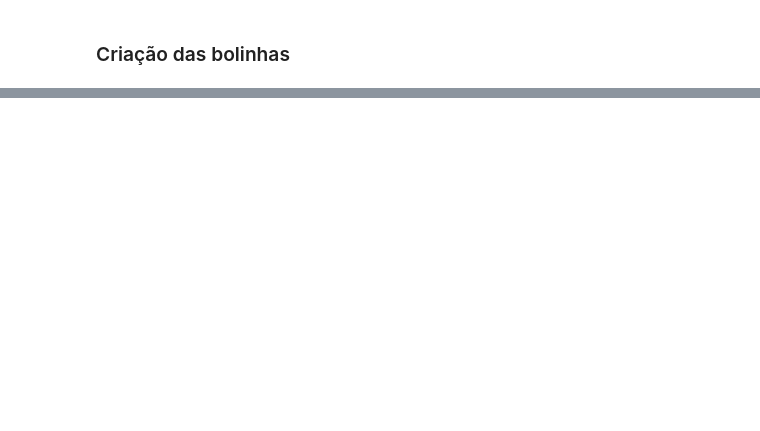
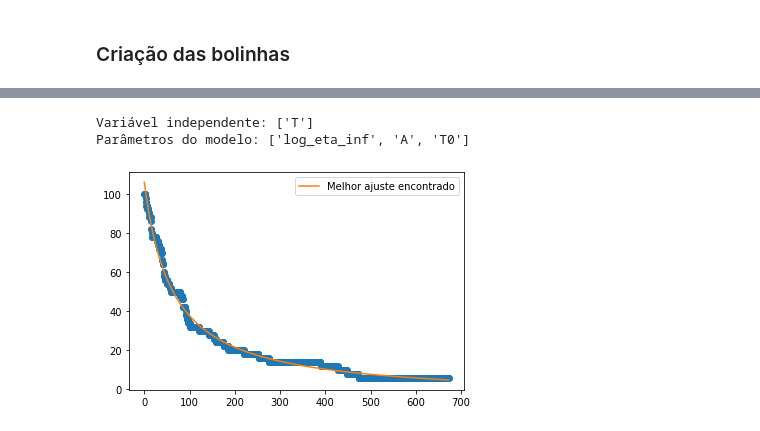
Before and after one commit to barbaraperez/BaThay-simulacoes-moleculares, a Jupyter notebook: rascunho_desafio2.3.ipynb, the cells around one changed output, grey strips where cells are left out. Saved outputs shown, nothing was run; the diff lists cells and outputs as text; code cells hidden in the pictures; blank space fills up the shorter version.

```diff
--- a/rascunho_desafio2.3.ipynb
+++ b/rascunho_desafio2.3.ipynb
@@ -285,0 +277,29 @@ plt.show()
+# %%
+def VFT(T, log_eta_inf, A, T0):
+    """Computa o logaritmo da viscosidade pela eq. de VFT."""
+    log_viscosidade = log_eta_inf + A / (T - T0)
+    return log_viscosidade
+# %%
+from lmfit import Model
+x = tempos
+y_log = concentracao_A
+modelo_VFT = Model(VFT)
+
+print(f'Variável independente: {modelo_VFT.independent_vars}')
+print(f'Parâmetros do modelo: {modelo_VFT.param_names}')
+
+params = modelo_VFT.make_params(log_eta_inf=-8, A=1000, T0=-100)
+
+resultado_fit = modelo_VFT.fit(y_log, params, T=x)
+#print(resultado_fit.fit_report())
+# %% [output]
+Variável independente: ['T']
+Parâmetros do modelo: ['log_eta_inf', 'A', 'T0']
+# %%
+plt.plot(x, y_log, 'o')
+#plt.plot(x, resultado_fit.init_fit, '--', label='Palpite inicial')
+plt.plot(x, resultado_fit.best_fit, '-', label='Melhor ajuste encontrado')
+plt.legend()
+plt.show()
+# %% [output]
+[figure, added]
```
Also changed, not shown: parts of 2 cells of this notebook.
